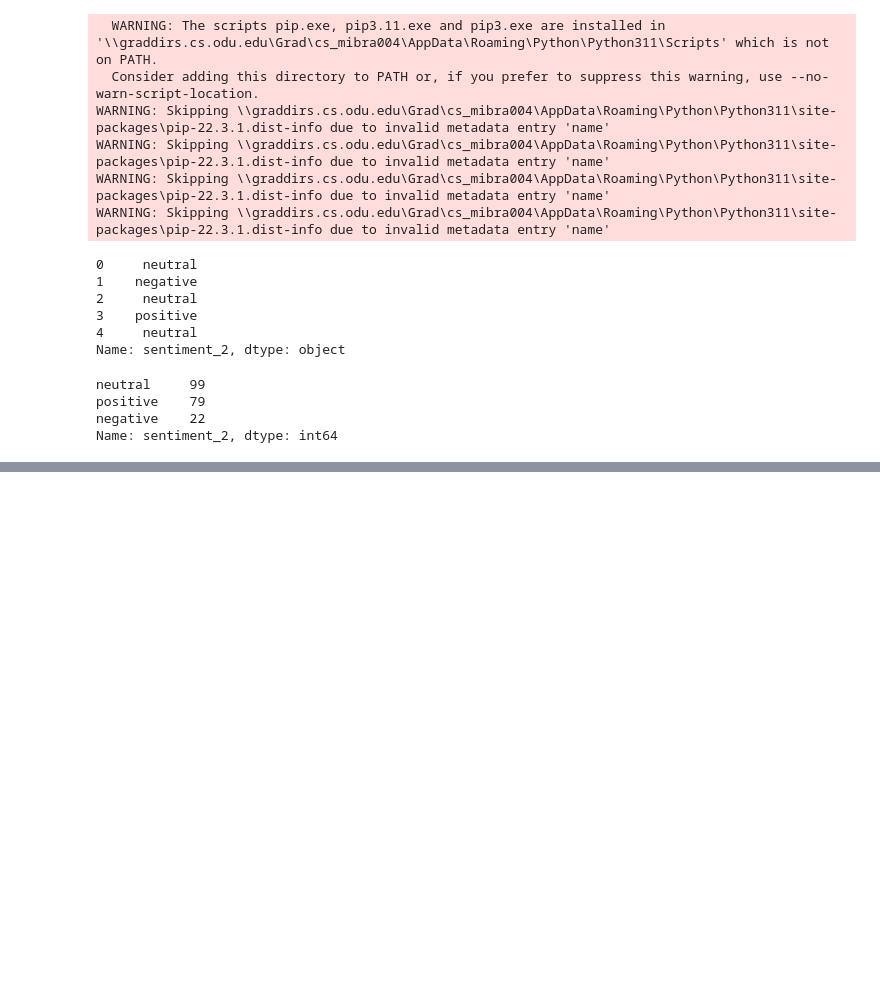
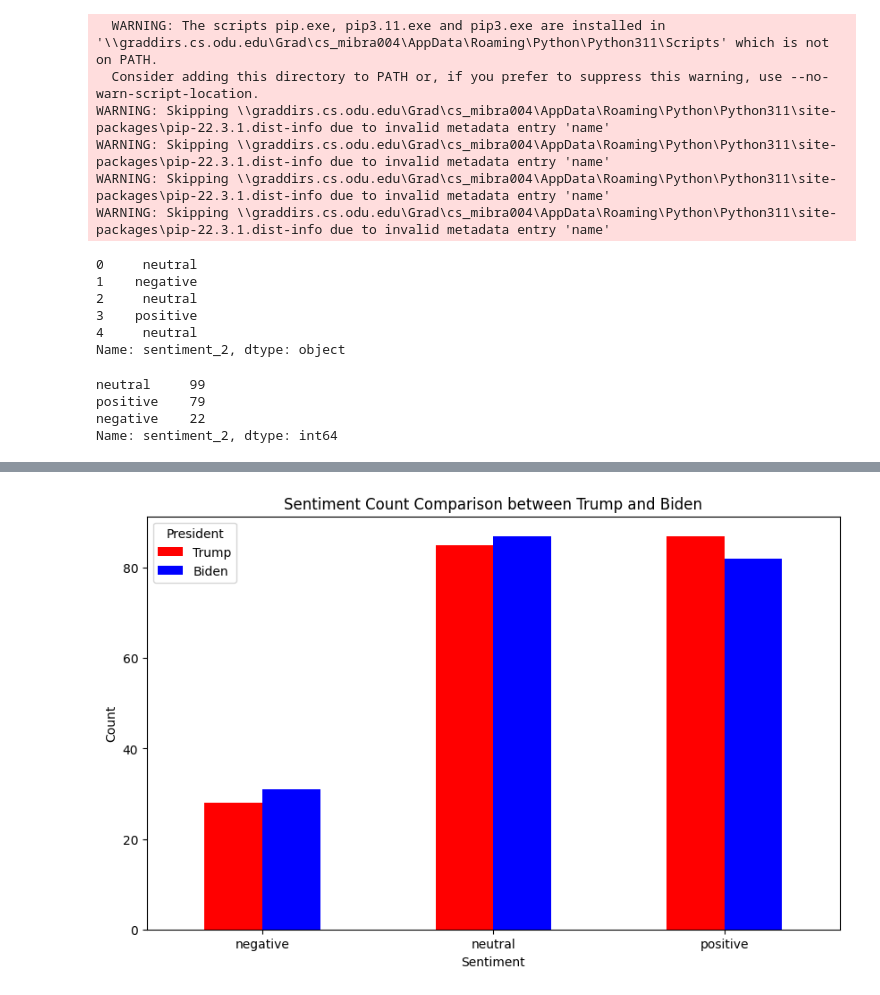
Before and after one commit to mibra004/political_predication, a Jupyter notebook: trend_predicition.ipynb, the cells around one changed output, grey strips where cells are left out. Drawn from its saved outputs; the diff is of its cells as text; code cells hidden in the pictures; blank space fills up the shorter version.

```diff
--- a/trend_predicition.ipynb
+++ b/trend_predicition.ipynb
@@ -224,0 +532,18 @@ df_harris = df_harris.drop(columns='keywords')
+# %%
+trump_sentiment_counts = df_trump['sentiment_2'].value_counts()
+biden_sentiment_counts = df_biden['sentiment_2'].value_counts()
+# %%
+sentiment_df = pd.DataFrame({
+    'Trump': trump_sentiment_counts,
+    'Biden': biden_sentiment_counts
+}).fillna(0)
+# %%
+sentiment_df.plot(kind='bar', figsize=(10, 6), color=['red', 'blue'])
+plt.title("Sentiment Count Comparison between Trump and Biden")
+plt.xlabel("Sentiment")
+plt.ylabel("Count")
+plt.xticks(rotation=0)
+plt.legend(title="President")
+plt.show()
+# %% [output]
+[figure, added]
```
Also changed, not shown: parts of 34 cells of this notebook, 3 other files.
